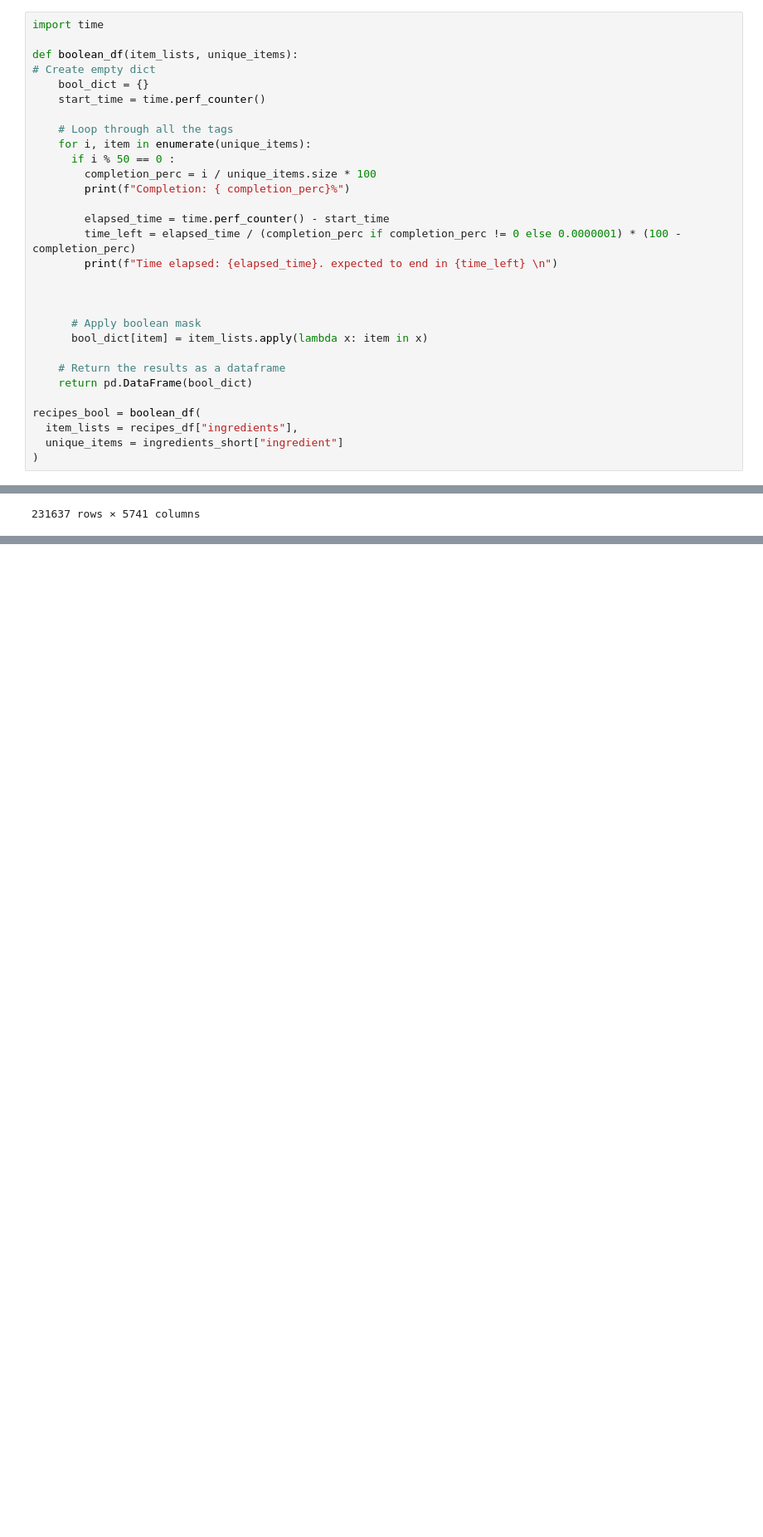
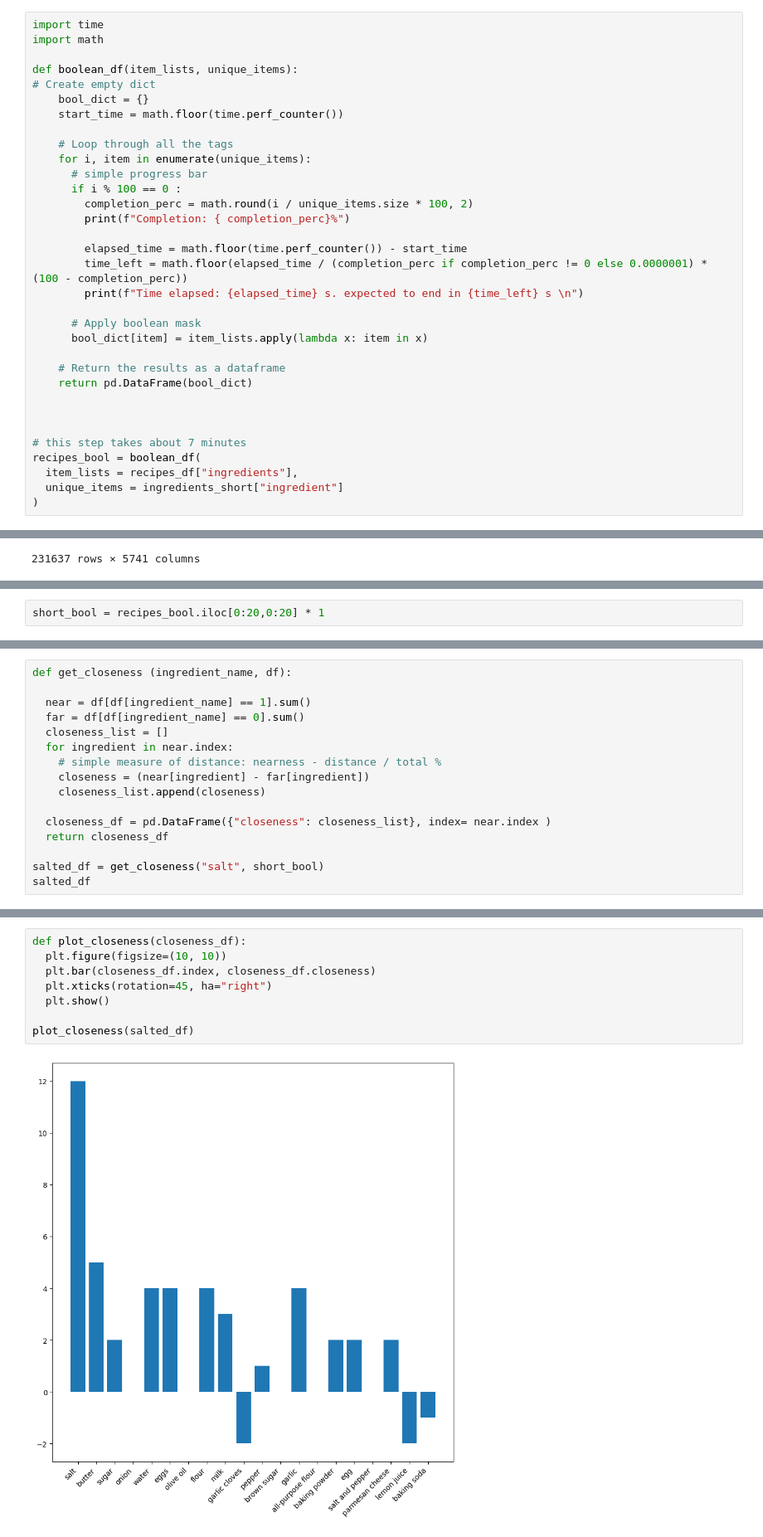
Before and after one commit to lorenzomad/foodMapping, a Jupyter notebook: foodMap.ipynb, the cells around one changed output, grey strips where cells are left out. Shown at 83% size. Drawn from its saved outputs; the diff is of its cells as text; blank space fills up the shorter version.

```diff
--- a/foodMap.ipynb
+++ b/foodMap.ipynb
@@ -111,23 +111,23 @@ this reduced the number of items to 1 third
 to get much further in terms of our analysis my idea is to explode in our initial dataframe the ingredients column into *n* columns where n is the number of ingredients and the corresponding value will be 1 if the recipe has the specific ingredient
 # %%
 import time
+import math
 
 def boolean_df(item_lists, unique_items):
 # Create empty dict
     bool_dict = {}
-    start_time = time.perf_counter()
+    start_time = math.floor(time.perf_counter())
 
     # Loop through all the tags
     for i, item in enumerate(unique_items):
-      if i % 50 == 0 :
-        completion_perc = i / unique_items.size * 100
+      # simple progress bar
+      if i % 100 == 0 :
+        completion_perc = math.round(i / unique_items.size * 100, 2)
         print(f"Completion: { completion_perc}%")
 
-        elapsed_time = time.perf_counter() - start_time
-        time_left = elapsed_time / (completion_perc if completion_perc != 0 else 0.0000001) * (100 - completion_perc)
-        print(f"Time elapsed: {elapsed_time}. expected to end in {time_left} \n")
-
-
+        elapsed_time = math.floor(time.perf_counter()) - start_time
+        time_left = math.floor(elapsed_time / (completion_perc if completion_perc != 0 else 0.0000001) * (100 - completion_perc))
+        print(f"Time elapsed: {elapsed_time} s. expected to end in {time_left} s \n")
 
       # Apply boolean mask
       bool_dict[item] = item_lists.apply(lambda x: item in x)
@@ -135,6 +135,9 @@ def boolean_df(item_lists, unique_items):
     # Return the results as a dataframe
     return pd.DataFrame(bool_dict)
 
+
+
+# this step takes about 7 minutes
 recipes_bool = boolean_df(
   item_lists = recipes_df["ingredients"],
   unique_items = ingredients_short["ingredient"]
@@ -176,0 +182,2 @@ recipes_bool
+# %%
+short_bool = recipes_bool.iloc[0:20,0:20] * 1
@@ -176,0 +252,16 @@ recipes_bool
+# %%
+def get_closeness (ingredient_name, df):
+
+  near = df[df[ingredient_name] == 1].sum()
+  far = df[df[ingredient_name] == 0].sum()
+  closeness_list = []
+  for ingredient in near.index:
+    # simple measure of distance: nearness - distance / total %
+    closeness = (near[ingredient] - far[ingredient])
+    closeness_list.append(closeness)
+
+  closeness_df = pd.DataFrame({"closeness": closeness_list}, index= near.index )
+  return closeness_df
+
+salted_df = get_closeness("salt", short_bool)
+salted_df
@@ -176,0 +286,10 @@ recipes_bool
+# %%
+def plot_closeness(closeness_df):
+  plt.figure(figsize=(10, 10))
+  plt.bar(closeness_df.index, closeness_df.closeness)
+  plt.xticks(rotation=45, ha="right")
+  plt.show()
+
+plot_closeness(salted_df)
+# %% [output]
+[figure, added]
```
Also changed, not shown: parts of 16 cells of this notebook.
